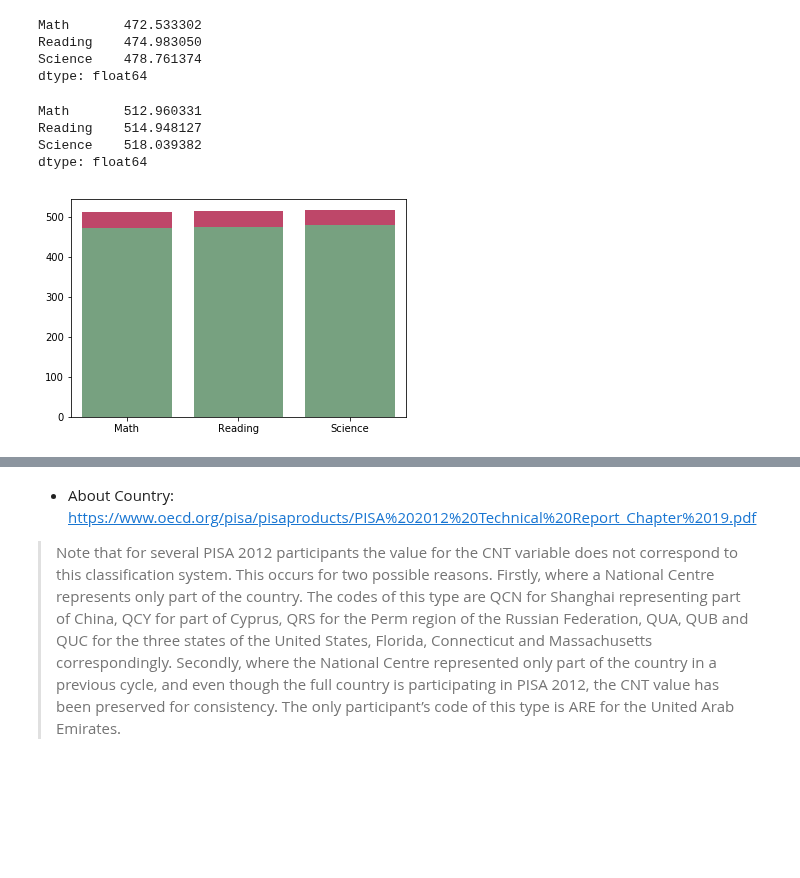
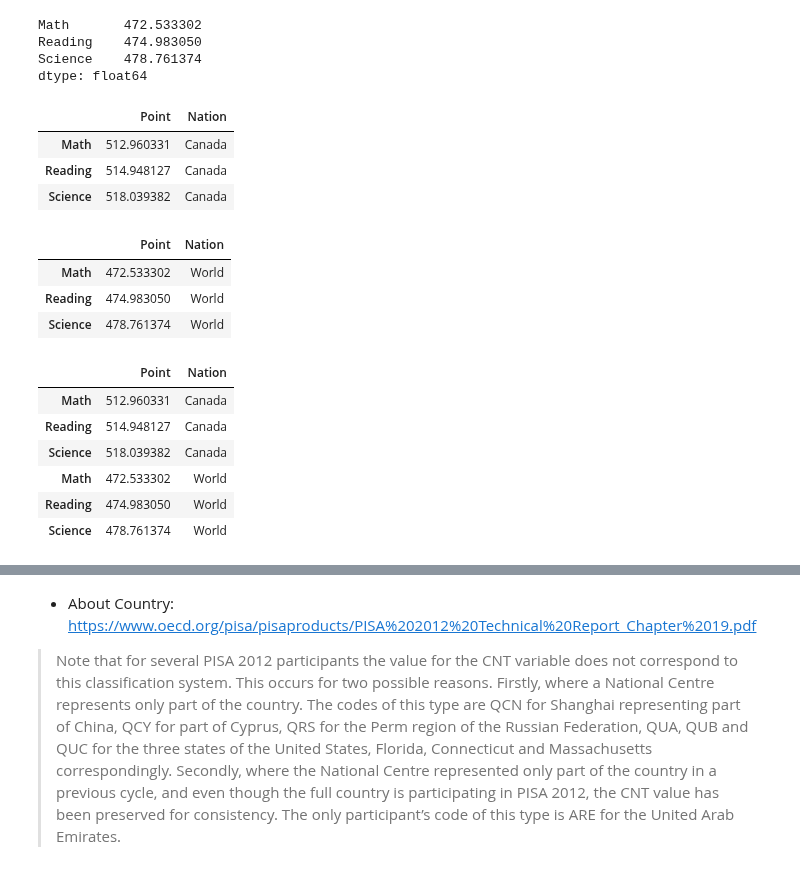
Before and after one commit to Steve-Choi/DAND, a Jupyter notebook: Communicate-Data-Findings/Communicate-Data-Findings.ipynb, the cells around one changed output, grey strips where cells are left out. Saved outputs shown, nothing was run; the diff lists cells and outputs as text; code cells hidden in the pictures; blank space fills up the shorter version.

```diff
--- a/Communicate-Data-Findings/Communicate-Data-Findings.ipynb
+++ b/Communicate-Data-Findings/Communicate-Data-Findings.ipynb
@@ -235,15 +235,32 @@ Science    478.761374
 dtype: float64
 # %%
 perf_can = np.mean(df[df['Country'] == 'Canada'].iloc[:, 13:16])
+perf_can = pd.DataFrame(perf_can, columns=['Point'])
+perf_can['Nation'] = 'Canada'
 perf_can
 # %% [output]
-Math       512.960331
-Reading    514.948127
-Science    518.039382
-dtype: float64
+|  | Point | Nation |
+| Math | 512.960331 | Canada |
+| Reading | 514.948127 | Canada |
+| Science | 518.039382 | Canada |
-# %%
-
-sns.barplot(x=perf_world.index, y=perf_can, alpha=0.8, color='#C70039');
-sns.barplot(x=perf_world.index, y=perf_world, alpha=0.8, color='#57C785');
-# %% [output]
-[figure, removed]
+# %%
+perf_world = np.mean(df[df['Country'] != 'Canada'].iloc[:, 13:16])
+perf_world = pd.DataFrame(perf_world, columns=['Point'])
+perf_world['Nation'] = 'World'
+perf_world
+# %% [output]
+|  | Point | Nation |
+| Math | 472.533302 | World |
+| Reading | 474.983050 | World |
+| Science | 478.761374 | World |
+# %%
+perf_data = perf_can.append(perf_world)
+perf_data
+# %% [output]
+|  | Point | Nation |
+| Math | 512.960331 | Canada |
+| Reading | 514.948127 | Canada |
+| Science | 518.039382 | Canada |
+| Math | 472.533302 | World |
+| Reading | 474.983050 | World |
+| Science | 478.761374 | World |
```
Also changed, not shown: parts of 5 cells of this notebook.
